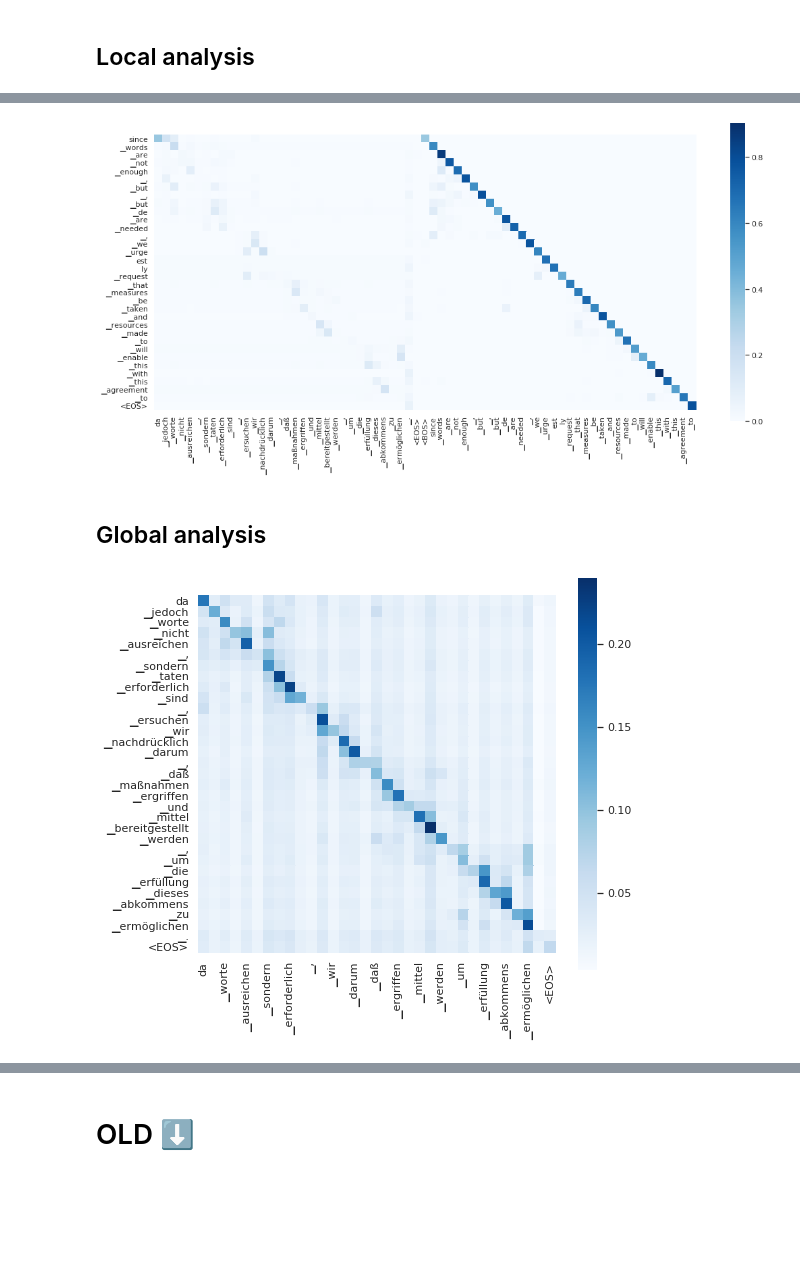
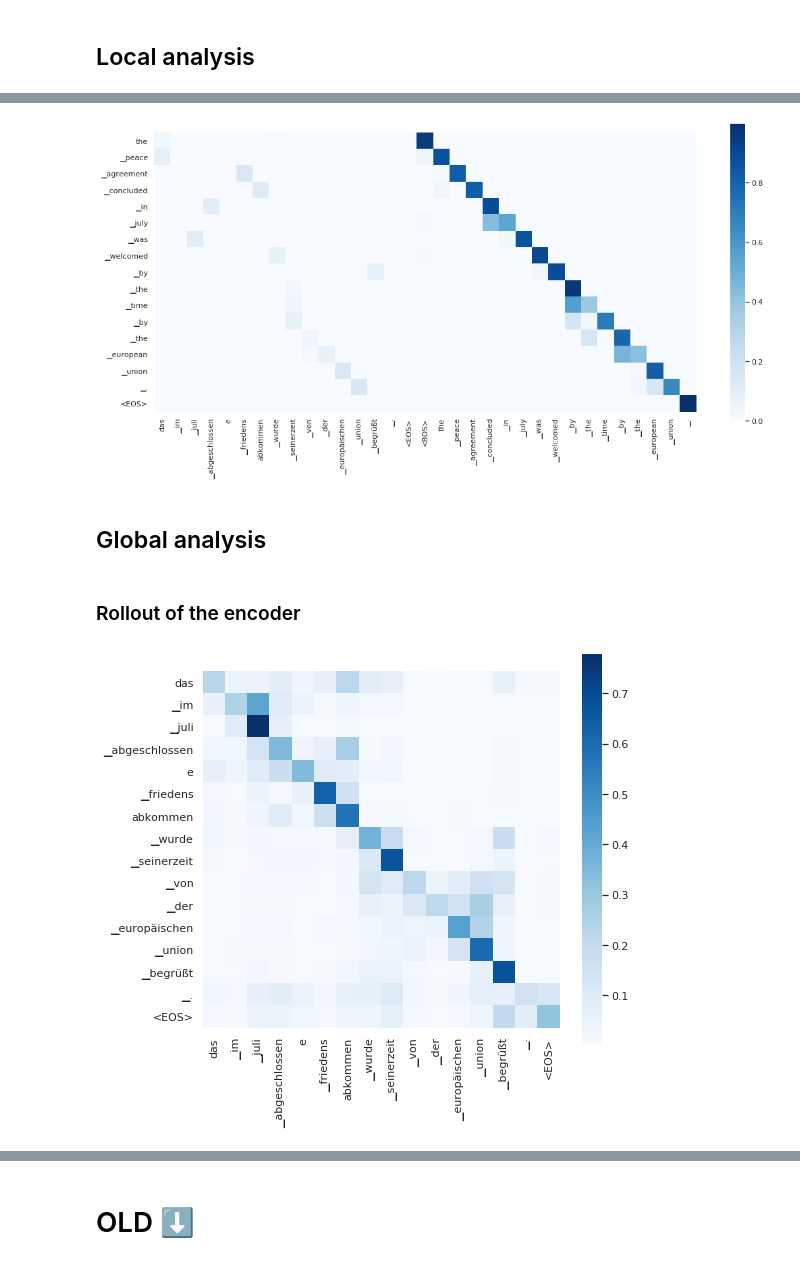
Before and after one commit to mt-upc/transformer-contributions-nmt, a Jupyter notebook: nmt_interpretability.ipynb, the cells around one changed output, grey strips where cells are left out. Cells and saved outputs as stored; diff of their text form; code cells hidden in the pictures; blank space fills up the shorter version.

```diff
--- a/nmt_interpretability.ipynb
+++ b/nmt_interpretability.ipynb
@@ -86,5 +79,5 @@ Target sentence:         however , to sum up , what we are going to do here in t
 # %%
-i = 7 # 0, 1 28, 45, 148 (pred_tok vs tgt_tok), 178, 16 (Hallucination)
+i = 45 # 0, 1 28, 45, 148 (pred_tok vs tgt_tok), 178, 16 (Hallucination)
 
 src_sent, src_tok, src_tensor, tgt_sent, tgt_tok, tgt_tensor = hub.get_sample('test', i)
 print(f"\nSource sentence: \t {src_sent}")
@@ -162,11 +138,11 @@ Name: ▁are, dtype: float32
 # %%
-# Self-attention decoder (local)
+layer = 4
 self_attn_dec_contributions = torch.squeeze(hub.get_contributions(src_tensor, tgt_tensor, 'l1', norm_mode='min_sum')['decoder.self_attn'])#encoder.self_attn
 print(self_attn_dec_contributions.size())
-layer = 5
+
 self_attn_dec_contributions = self_attn_dec_contributions.detach().cpu().numpy()
 df = pd.DataFrame(self_attn_dec_contributions[layer],columns= ['<EOS>'] + pred_tok, index=pred_tok + ['<EOS>'])
-sns.set(font_scale=1.2)
+sns.set(font_scale=1)
 sns.heatmap(df,cmap="Blues",square=True)#Reds,,center=0
 plt.gcf().subplots_adjust(bottom=0.2)
 # %% [output]
@@ -175,25 +155,20 @@ torch.Size([6, 34, 34])
 # %%
-# Cross + self-attention (local)
 layer = 0
-num_layers = 6
-layer = 5
-#for layer in range(0,num_layers):
 self_dec_contributions = torch.squeeze(hub.get_contributions(src_tensor, tgt_tensor, 'l1', norm_mode='min_sum')['decoder.self_attn'])#encoder.self_attn
 cross_contributions = torch.squeeze(hub.get_contributions(src_tensor, tgt_tensor, 'l1', norm_mode='min_sum')['decoder.encoder_attn'])#encoder.self_attn
 cross_contributions_layer = cross_contributions[layer]
 
 self_dec_contributions_layer = (self_dec_contributions[layer].transpose(0,1)*cross_contributions_layer[:,-1]).transpose(0,1)
 cross_contributions_layer = cross_contributions_layer[:,:-1]
 final_cross_contributions = torch.cat((cross_contributions_layer,self_dec_contributions_layer),dim=1)
-#print(final_cross_contributions)
 final_cross_contributions_np = final_cross_contributions.detach().cpu().numpy()
 
 plt.figure(figsize=(18,9))
 df = pd.DataFrame(final_cross_contributions_np, columns = src_tok + ['<EOS>'] + ['<BOS>'] + pred_tok, index = pred_tok + ['<EOS>'])
 sns.set(font_scale=1)
 sns.heatmap(df,cmap="Blues",square=True)#Reds,,center=0
 plt.gcf().subplots_adjust(bottom=0.2)
 # %% [output]
-[figure, old version]
+[figure, new version]
 # %% [markdown]
 ## Global analysis
@@ -202,3 +175,5 @@ num_layers = 6
+# %% [markdown]
+### Rollout of the encoder
 # %%
 def compute_joint_attention(att_mat):
     """ Compute attention rollout given contributions or attn weights + residual."""
@@ -234,7 +206,7 @@ sns.set(font_scale=1)
 sns.heatmap(df,cmap="Blues",square=True)#Reds,,center=0
 plt.gcf().subplots_adjust(bottom=0.2)
 # %% [output]
-[figure, old version]
+[figure, new version]
 # %%
 def compute_joint_attention_nmt(att_mat, src_len):
     """ Contributions rollout whole Transformer-NMT model"""
```
Also changed, not shown: parts of 21 cells of this notebook, 2 other files.
